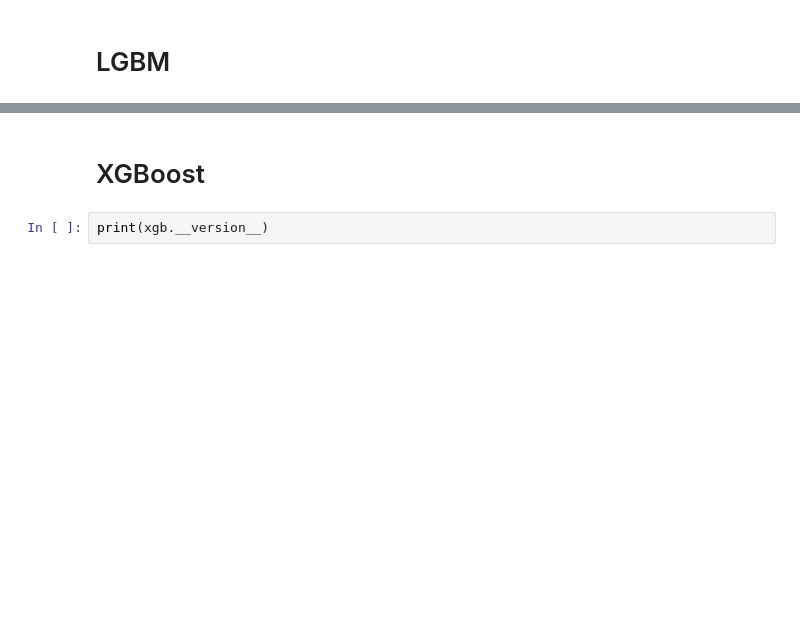
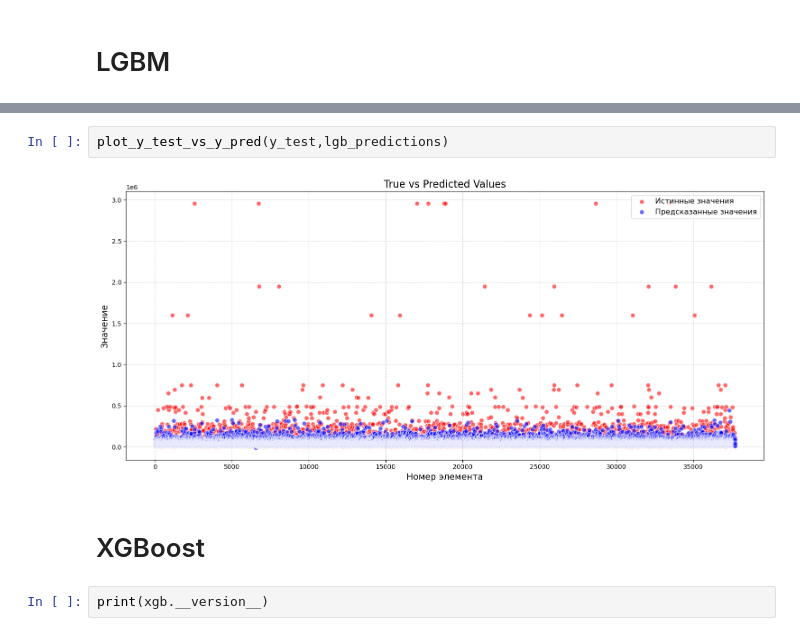
Before and after one commit to White4ndBlack/Regression-of-Used-Car-Prices, a Jupyter notebook: code.ipynb, the cells around one changed output, grey strips where cells are left out. Drawn from its saved outputs; the diff is of its cells as text; blank space fills up the shorter version.

```diff
--- a/code.ipynb
+++ b/code.ipynb
@@ -270,3 +316,7 @@ plt.show()
+# %%
+plot_y_test_vs_y_pred(y_test,lgb_predictions)
+# %% [output]
+[figure, added]
 # %% [markdown]
 # XGBoost
 # %%
```
Also changed, not shown: parts of 41 cells of this notebook.
